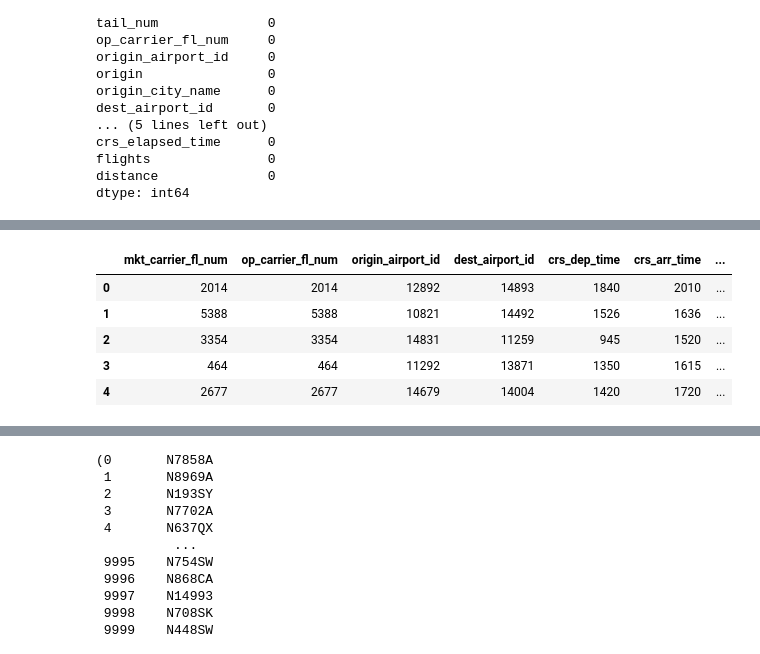
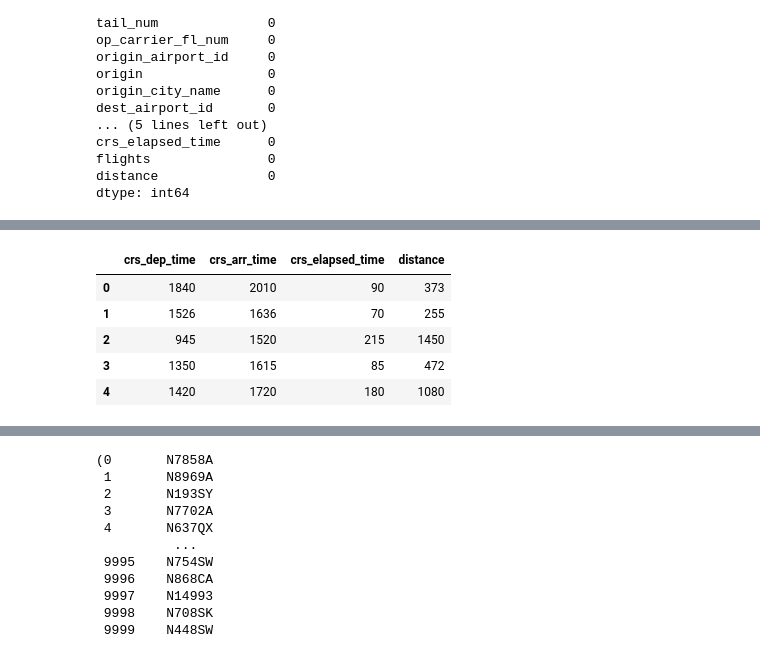
Before and after one commit to TYan18/Predicting-flight-delays, a Jupyter notebook: Data Prep Files/DataPrep.ipynb, the cells around one changed output, grey strips where cells are left out. Saved outputs shown, nothing was run; the diff lists cells and outputs as text; code cells hidden in the pictures.

```diff
--- a/Data Prep Files/DataPrep.ipynb
+++ b/Data Prep Files/DataPrep.ipynb
@@ -6,10 +7,10 @@ import pandas as pd
 # %%
 #Short Feature Engineering, remove columns that would not be avaiable until after flight is over. Shortcut by peaking at columns
 #avaiable in flights_test
-heading=pd.read_csv('lighthouse-labs-midterm/TestRows10forHeading.txt', delimiter='\t')
+heading=pd.read_csv('TestRows10forHeading.txt', delimiter='\t')
 colList=heading.columns
 # %%
-dfRead = pd.read_csv('lighthouse-labs-midterm/FlightRows10000.txt', delimiter='\t')
+dfRead = pd.read_csv('FlightRows10000.txt', delimiter='\t')
 dfRead.head(5)
 # %% [output]
 |  | fl_date | mkt_unique_carrier | branded_code_share | mkt_carrier | mkt_carrier_fl_num | op_unique_carrier | ... |
@@ -72,11 +91,11 @@ dtype: int64
 # %%
-#Grab all Numeric columns in preperation for fit transform.
-dfNumericValues=df.select_dtypes(exclude='object')
+#Make dfNumericValues in preperation for fit transform.
+dfNumericValues=df[['crs_dep_time','crs_arr_time','crs_elapsed_time','distance']]
 dfNumericValues.head()
 # %% [output]
-|  | mkt_carrier_fl_num | op_carrier_fl_num | origin_airport_id | dest_airport_id | crs_dep_time | crs_arr_time | ... |
-| 0 | 2014 | 2014 | 12892 | 14893 | 1840 | 2010 | ... |
-| 1 | 5388 | 5388 | 10821 | 14492 | 1526 | 1636 | ... |
-| 2 | 3354 | 3354 | 14831 | 11259 | 945 | 1520 | ... |
-| 3 | 464 | 464 | 11292 | 13871 | 1350 | 1615 | ... |
-| 4 | 2677 | 2677 | 14679 | 14004 | 1420 | 1720 | ... |
+|  | crs_dep_time | crs_arr_time | crs_elapsed_time | distance |
+| 0 | 1840 | 2010 | 90 | 373 |
+| 1 | 1526 | 1636 | 70 | 255 |
+| 2 | 945 | 1520 | 215 | 1450 |
+| 3 | 1350 | 1615 | 85 | 472 |
+| 4 | 1420 | 1720 | 180 | 1080 |
```
Also changed, not shown: parts of 33 cells of this notebook, 2 other files.
